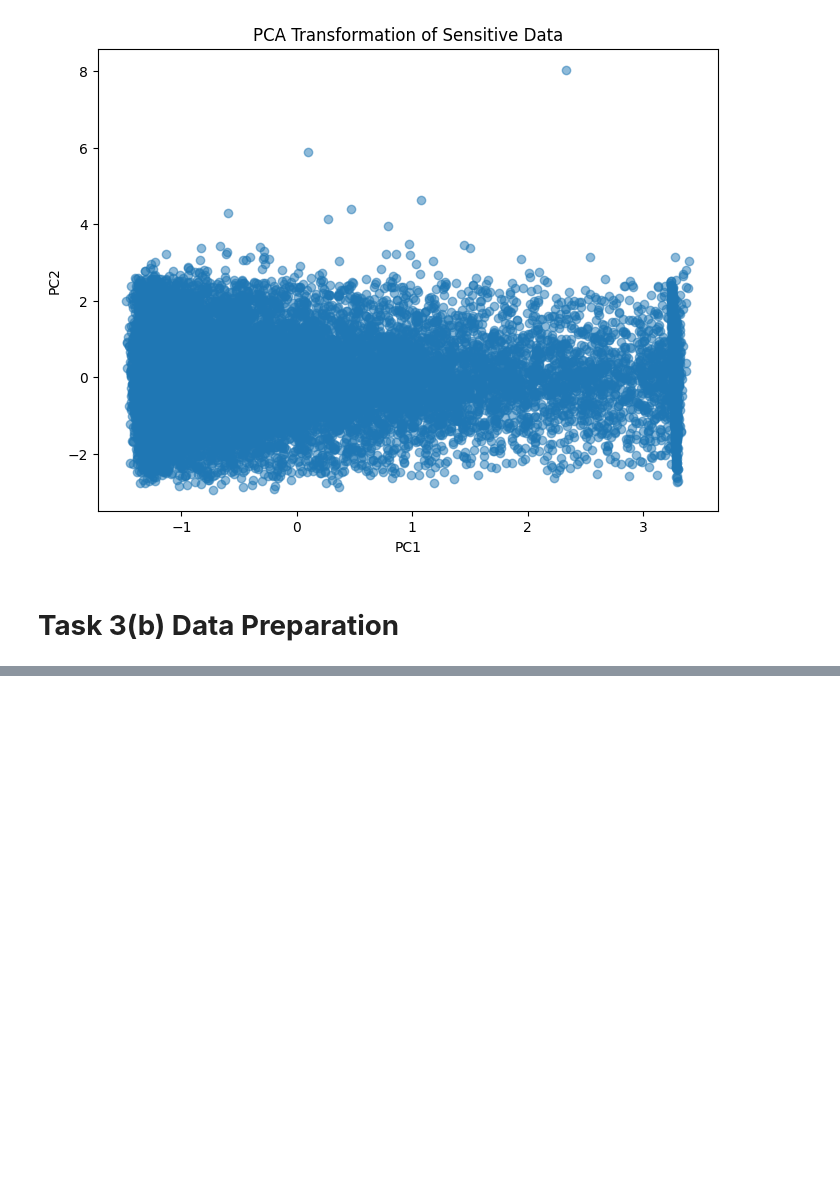
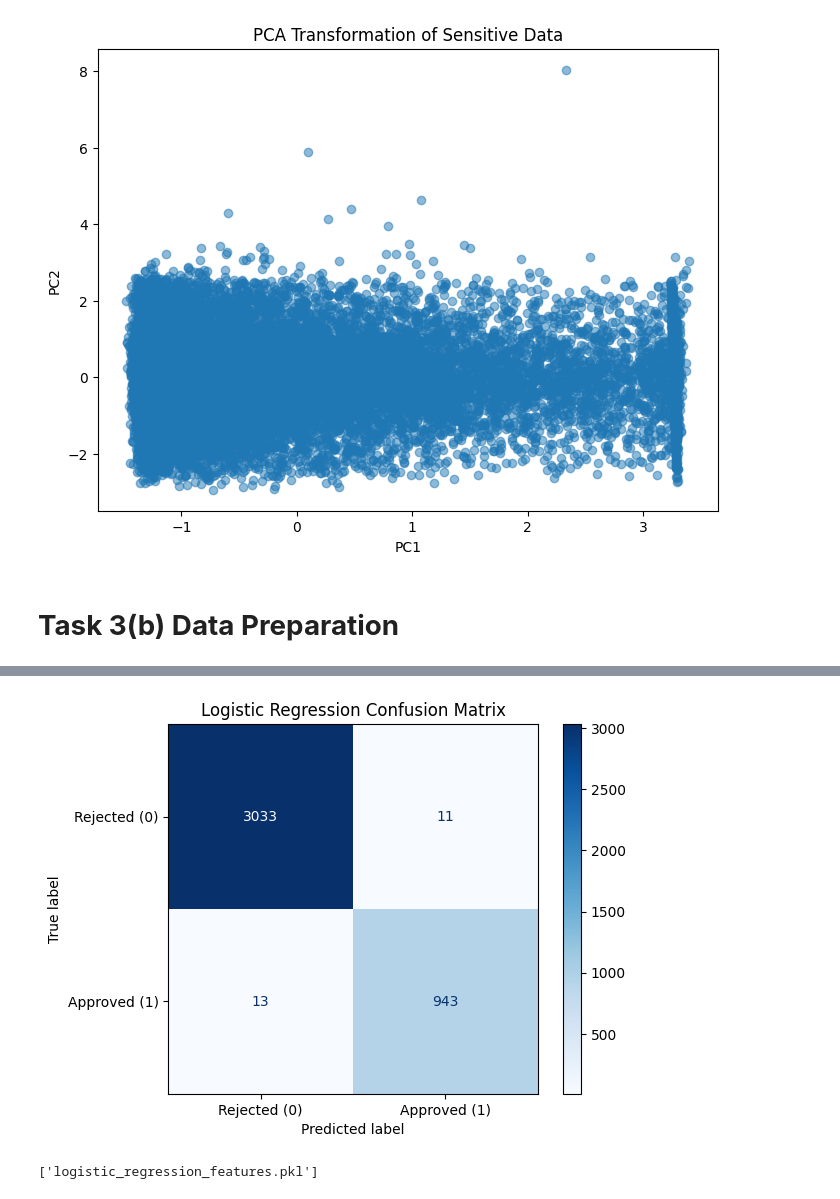
Before and after one commit to YK-Thisura/Loan-Approval-Project-CMP-7005, a Jupyter notebook: Loan_Approval_Project.ipynb, the cells around one changed output, grey strips where cells are left out. Drawn from its saved outputs; the diff is of its cells as text; code cells hidden in the pictures; blank space fills up the shorter version.

Commit message:
Model Building – Part 4: Models Training and Testing

```diff
--- a/Loan_Approval_Project.ipynb
+++ b/Loan_Approval_Project.ipynb
@@ -1013,0 +950,50 @@ Testing Accuracy  : 0.9850
+# %%
+# ==================================================
+# Logistic Regression Confusion Matrix
+# ==================================================
+
+cm = confusion_matrix(
+    y_test,
+    y_pred_log
+)
+
+disp = ConfusionMatrixDisplay(
+    confusion_matrix=cm,
+    display_labels=[
+        'Rejected (0)',
+        'Approved (1)'
+    ]
+)
+
+disp.plot(
+    cmap='Blues'
+)
+
+plt.title(
+    'Logistic Regression Confusion Matrix'
+)
+
+plt.show()
+# %% [output]
+[figure, added]
+# %%
+# ==================================================
+# Save Model
+# ==================================================
+
+joblib.dump(
+    log_model,
+    "logistic_regression_model.pkl"
+)
+
+joblib.dump(
+    scaler,
+    "logistic_regression_scaler.pkl"
+)
+
+joblib.dump(
+    X.columns.tolist(),
+    "logistic_regression_features.pkl"
+)
+# %% [output]
+['logistic_regression_features.pkl']
```
Also changed, not shown: parts of 20 cells of this notebook.
